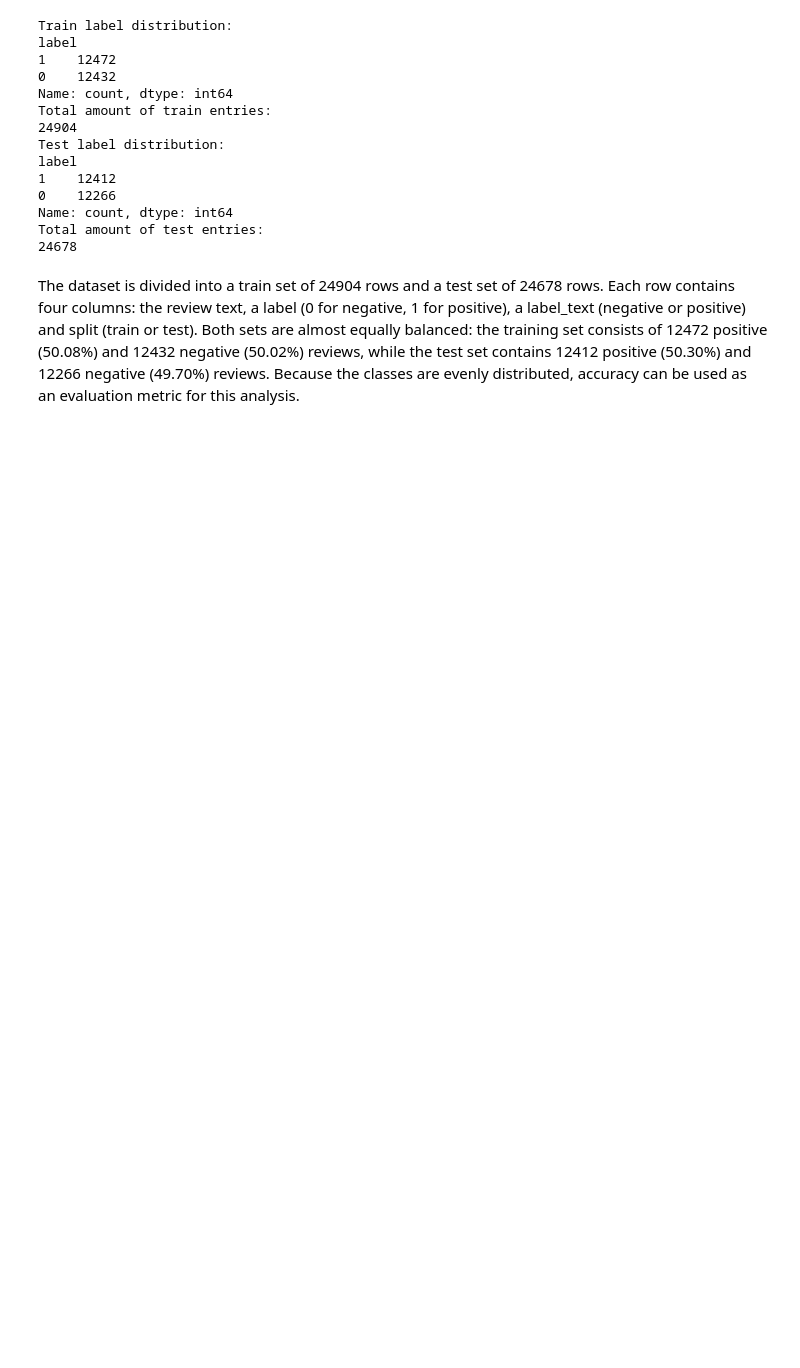
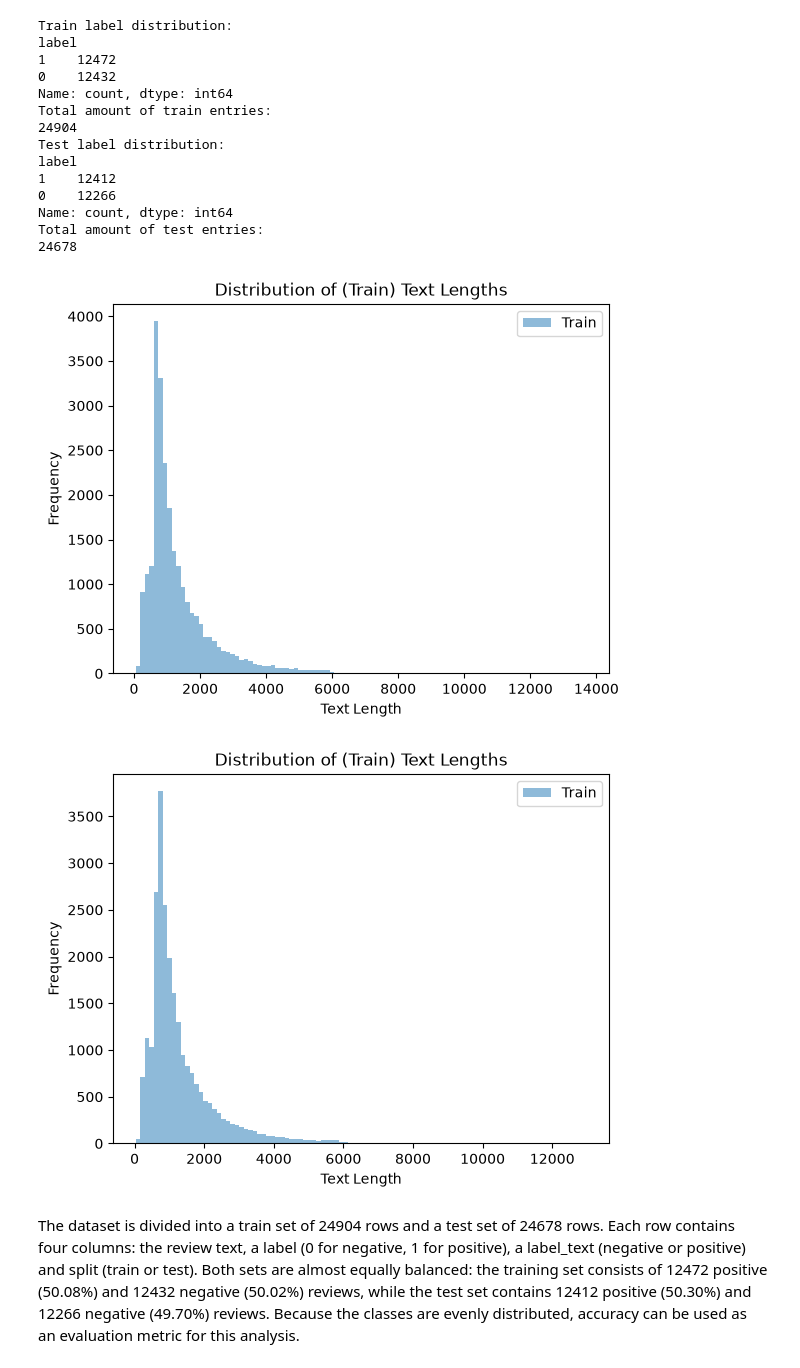
Before and after one commit to AlwinRos/NLP1_project, a Jupyter notebook: project1.ipynb, the cells around one changed output. Saved outputs shown, nothing was run; the diff lists cells and outputs as text; code cells hidden in the pictures; blank space fills up the shorter version.

```diff
--- a/project1.ipynb
+++ b/project1.ipynb
@@ -59,5 +61,24 @@ label
 Name: count, dtype: int64
 Total amount of test entries:
 24678
+# %%
+import matplotlib.pyplot as plt
+
+plt.hist([len(text) for text in df_train['text']], bins=100, alpha=0.5, label='Train')
+plt.xlabel('Text Length')
+plt.ylabel('Frequency')
+plt.title('Distribution of (Train) Text Lengths')
+plt.legend()
+plt.show()
+
+plt.hist([len(text) for text in df_test['text']], bins=100, alpha=0.5, label='Train')
+plt.xlabel('Text Length')
+plt.ylabel('Frequency')
+plt.title('Distribution of (Train) Text Lengths')
+plt.legend()
+plt.show()
+# %% [output]
+[figure, added]
+[figure, added]
 # %% [markdown]
 The dataset is divided into a train set of 24904 rows and a test set of 24678 rows. Each row contains four columns: the review text, a label (0 for negative, 1 for positive), a label_text (negative or positive) and split (train or test). Both sets are almost equally balanced: the training set consists of 12472 positive (50.08%) and 12432 negative (50.02%) reviews, while the test set contains 12412 positive (50.30%) and 12266 negative (49.70%) reviews. Because the classes are evenly distributed, accuracy can be used as an evaluation metric for this analysis.
```
Also changed, not shown: parts of 26 cells of this notebook, 5 other files.
